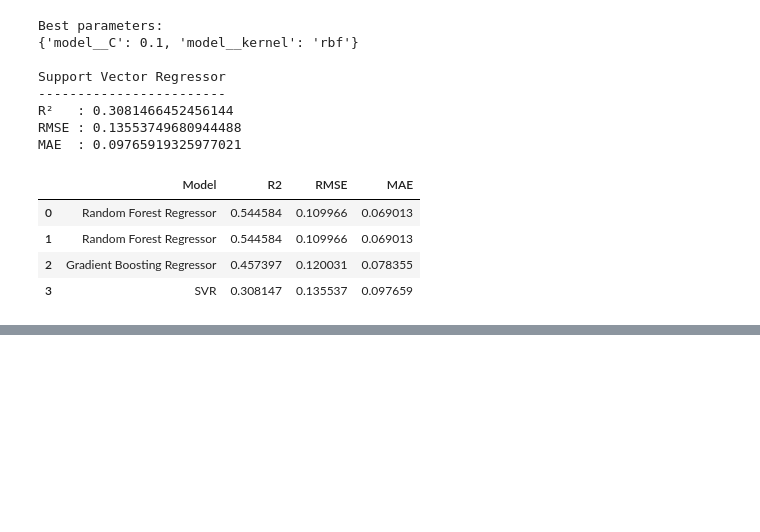
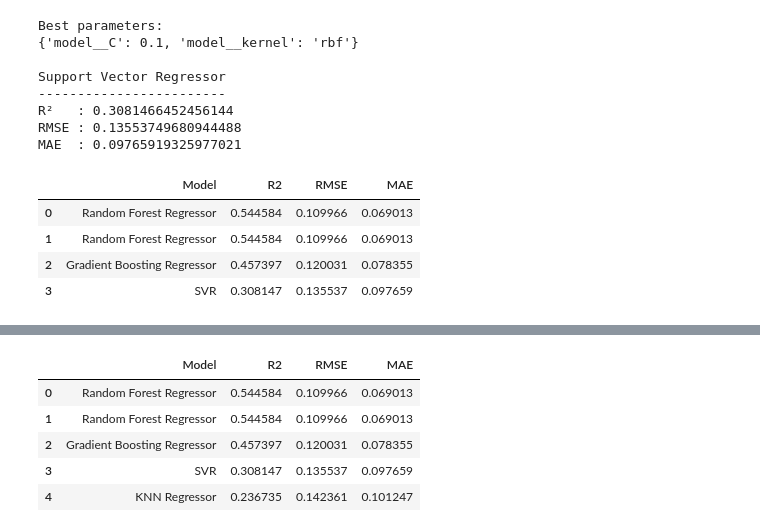
Before and after one commit to ManashaYoges/Team13_ML, a Jupyter notebook: notebooks/regression-part2.ipynb, the cells around one changed output, grey strips where cells are left out. Cells and saved outputs as stored; diff of their text form; code cells hidden in the pictures; blank space fills up the shorter version.

Commit message:
Add KNN Regressor with k tuning

```diff
--- a/notebooks/regression-part2.ipynb
+++ b/notebooks/regression-part2.ipynb
@@ -606,0 +659,16 @@ display(pd.DataFrame(results))
+# %%
+results.append({
+    "Model": "KNN Regressor",
+    "R2": knn_r2,
+    "RMSE": knn_rmse,
+    "MAE": knn_mae
+})
+
+display(pd.DataFrame(results))
+# %% [output]
+|  | Model | R2 | RMSE | MAE |
+| 0 | Random Forest Regressor | 0.544584 | 0.109966 | 0.069013 |
+| 1 | Random Forest Regressor | 0.544584 | 0.109966 | 0.069013 |
+| 2 | Gradient Boosting Regressor | 0.457397 | 0.120031 | 0.078355 |
+| 3 | SVR | 0.308147 | 0.135537 | 0.097659 |
+| 4 | KNN Regressor | 0.236735 | 0.142361 | 0.101247 |
```
Also changed, not shown: parts of 1 cell of this notebook.
